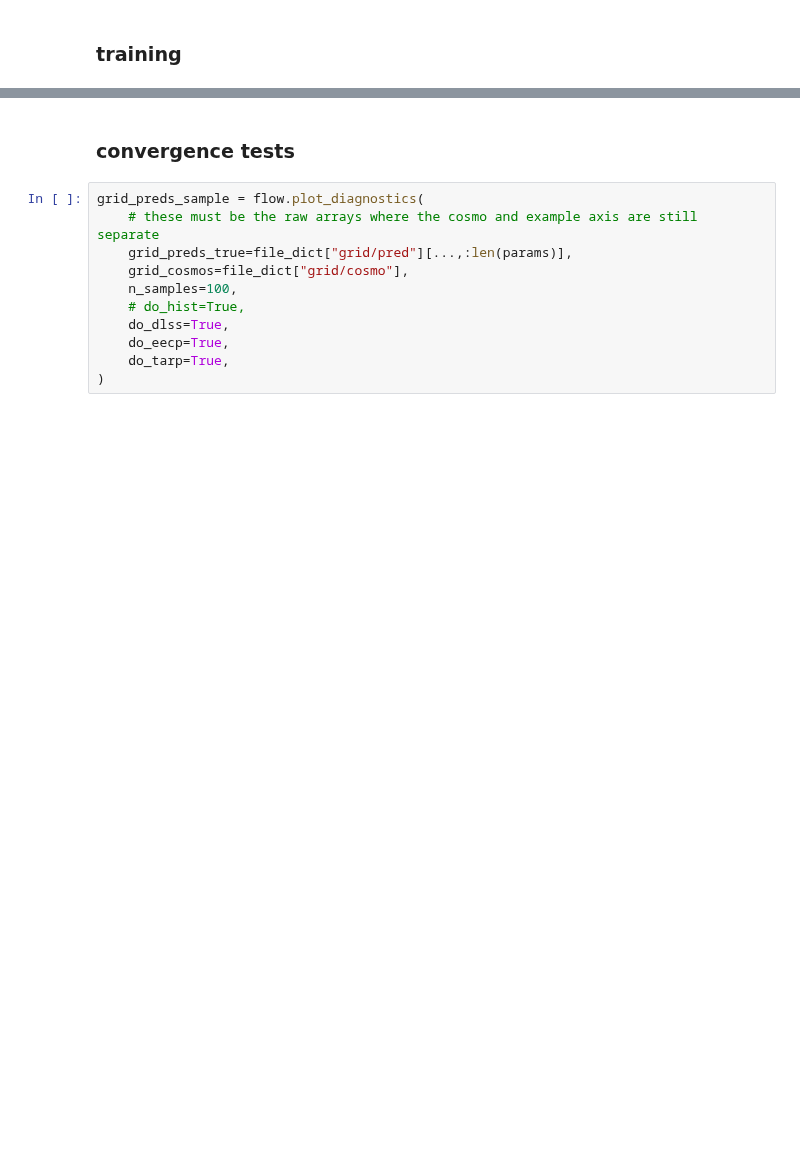
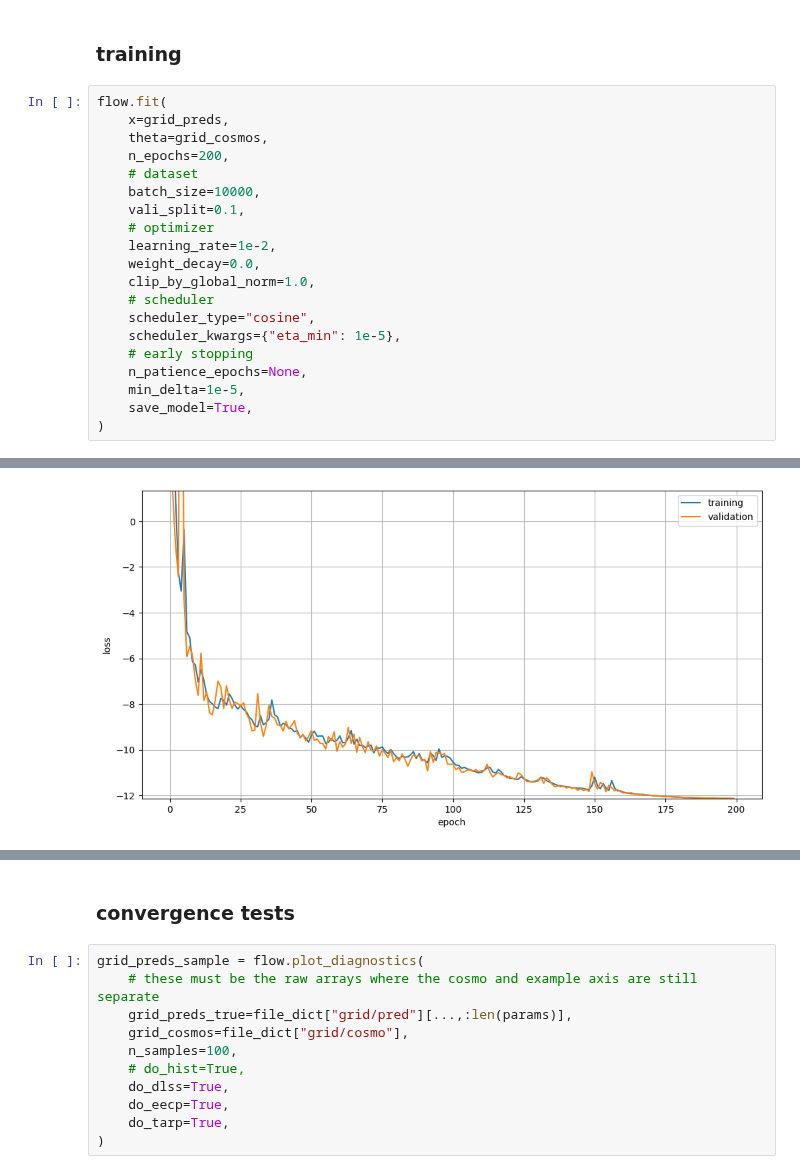
Before and after one commit to des-science/multiprobe-simulation-inference, a Jupyter notebook: notebooks/flow_conductor_network.ipynb, the cells around one changed output, grey strips where cells are left out. Cells and saved outputs as stored; diff of their text form; blank space fills up the shorter version.

```diff
--- a/notebooks/flow_conductor_network.ipynb
+++ b/notebooks/flow_conductor_network.ipynb
@@ -203,2 +263,23 @@ flow = LikelihoodFlow(
 # %% [markdown]
 ### training
+# %%
+flow.fit(
+    x=grid_preds,
+    theta=grid_cosmos,
+    n_epochs=200,
+    # dataset
+    batch_size=10000,
+    vali_split=0.1,
+    # optimizer
+    learning_rate=1e-2,
+    weight_decay=0.0,
+    clip_by_global_norm=1.0,
+    # scheduler
+    scheduler_type="cosine",
+    scheduler_kwargs={"eta_min": 1e-5},
+    # early stopping
+    n_patience_epochs=None,
+    min_delta=1e-5,
+    save_model=True,
+)
+# %% [output]
@@ -204,0 +288 @@ flow = LikelihoodFlow(
+[figure, added]
```
Also changed, not shown: parts of 18 cells of this notebook.
